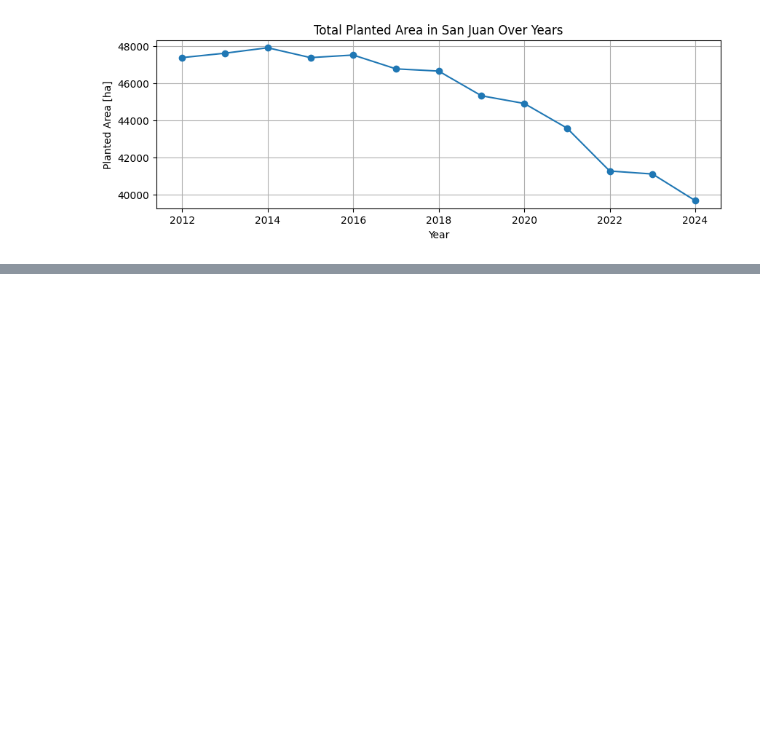
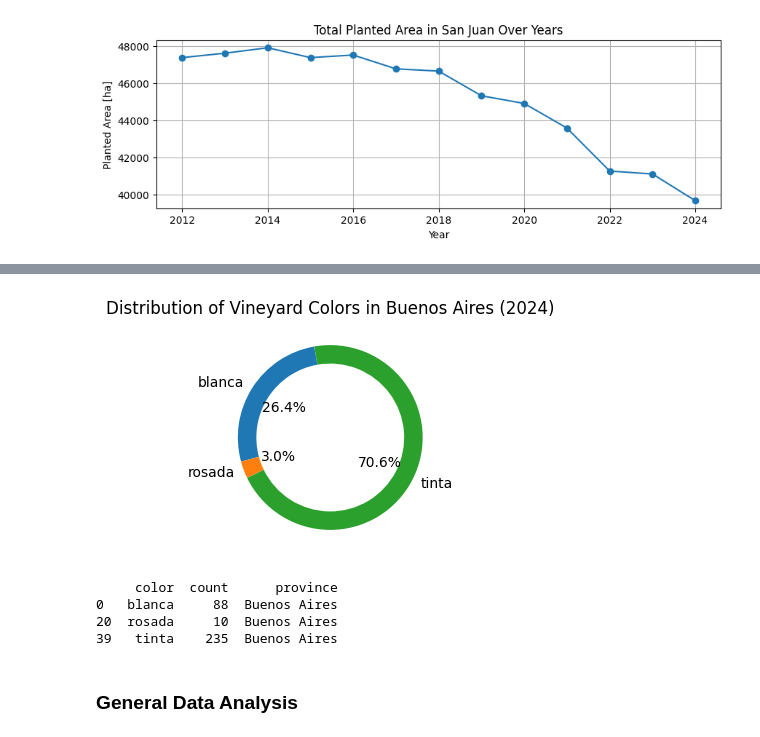
Before and after one commit to valentinbellini/Data-Analyst, a Jupyter notebook: Argentina Vineyard Analysis/AnalyseData.ipynb, the cells around one changed output, grey strips where cells are left out. Cells and saved outputs as stored; diff of their text form; code cells hidden in the pictures; blank space fills up the shorter version.

```diff
--- a/Argentina Vineyard Analysis/AnalyseData.ipynb
+++ b/Argentina Vineyard Analysis/AnalyseData.ipynb
@@ -177,0 +243,34 @@ df_2024_query.head()
+# %%
+# Color distribution for any Province in 2024 dataset
+try:
+    conn = sqlite3.connect(SQLITE_DB)
+    query = """
+        SELECT  color,
+                COUNT(*) AS count,
+                provincia_nombre AS province
+        FROM vineyards_2024
+        GROUP BY color, provincia_nombre
+    """
+    df_province_color = pd.read_sql_query(query, conn)
+finally:
+    if 'conn' in locals() and conn is not None:
+        conn.close()
+
+pronviceOfInterest = 'Buenos Aires'
+
+df_provincia_color = df_province_color[df_province_color['province'] == pronviceOfInterest]
+# Ring plot for color distribution
+colors = df_provincia_color['color']
+counts = df_provincia_color['count']
+fig, ax = plt.subplots(figsize=(3, 3))
+wedges, texts, autotexts = ax.pie(counts, labels=colors, autopct='%1.1f%%', startangle=100, wedgeprops=dict(width=0.2))
+ax.set_title(f'Distribution of Vineyard Colors in {pronviceOfInterest} (2024)')
+plt.show()
+print(df_provincia_color)
+#print(df_province_color)
+# %% [output]
+[figure, added]
+     color  count      province
+0   blanca     88  Buenos Aires
+20  rosada     10  Buenos Aires
+39   tinta    235  Buenos Aires
@@ -178,3 +302,5 @@ df_2024_query.head()
+# %% [markdown]
+### General Data Analysis
 # %%
 # Simple Analysis from Dataframe query
 Total_varieties = df_2024_query['variety'].nunique()
```
Also changed, not shown: parts of 11 cells of this notebook, 3 other files.
